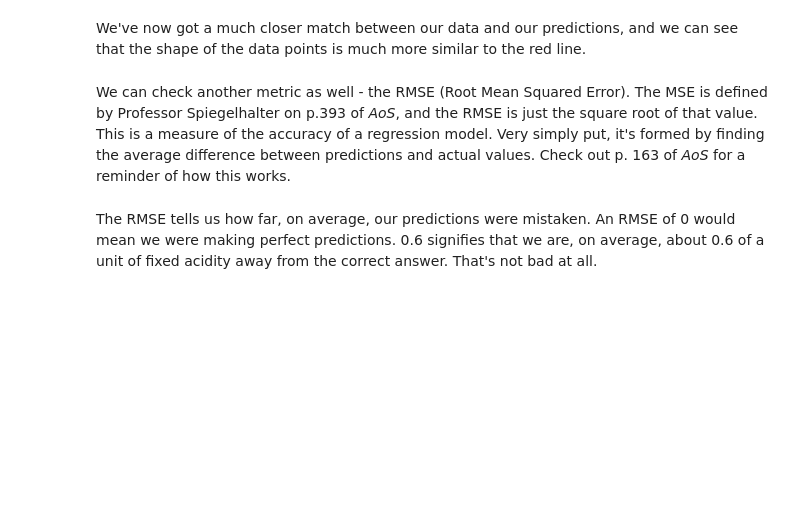
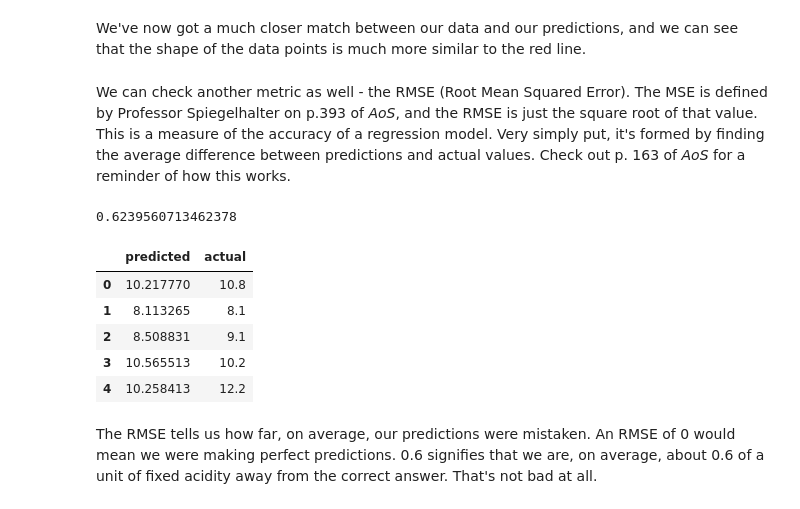
Before and after one commit to dj-m/StatisticalModeling, a Jupyter notebook: notebooks/RedWineDataset.ipynb, the cells around one changed output. Saved outputs shown, nothing was run; the diff lists cells and outputs as text; code cells hidden in the pictures; blank space fills up the shorter version.

```diff
--- a/notebooks/RedWineDataset.ipynb
+++ b/notebooks/RedWineDataset.ipynb
@@ -477,13 +513,27 @@ We've now got a much closer match between our data and our predictions, and we c
 We can check another metric as well - the RMSE (Root Mean Squared Error). The MSE is defined by Professor Spiegelhalter on p.393 of *AoS*, and the RMSE is just the square root of that value. This is a measure of the accuracy of a regression model. Very simply put, it's formed by finding the average difference between predictions and actual values. Check out p. 163 of *AoS* for a reminder of how this works.
 # %%
 # Define a function to check the RMSE. Remember the def keyword needed to make functions?
-_ _ _
+def RMSE(y_true, y_pred):
+    return np.sqrt(mean_squared_error(y_true, y_pred))
+RMSE(y_test,predict3)
+# %% [output]
+0.6239560713462378
 # %%
 # Get predictions from rModel3
-_ _ _
+predict3
 
 # Put the predictions & actual values into a dataframe
-_ _ _
+df_rModel3 = pd.DataFrame(predict3.values, columns = ['predicted'])
+df_rModel3['actual'] = y_test.values
+
+df_rModel3.head()
+# %% [output]
+|  | predicted | actual |
+| 0 | 10.217770 | 10.8 |
+| 1 | 8.113265 | 8.1 |
+| 2 | 8.508831 | 9.1 |
+| 3 | 10.565513 | 10.2 |
+| 4 | 10.258413 | 12.2 |
 # %% [markdown]
 The RMSE tells us how far, on average, our predictions were mistaken. An RMSE of 0 would mean we were making perfect predictions. 0.6 signifies that we are, on average, about 0.6 of a unit of fixed acidity away from the correct answer. That's not bad at all.
 # %% [markdown]
```
Also changed, not shown: parts of 5 cells of this notebook.
